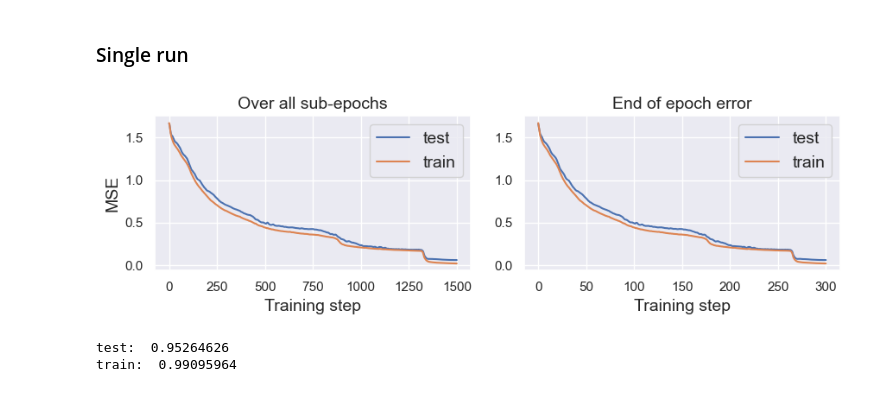
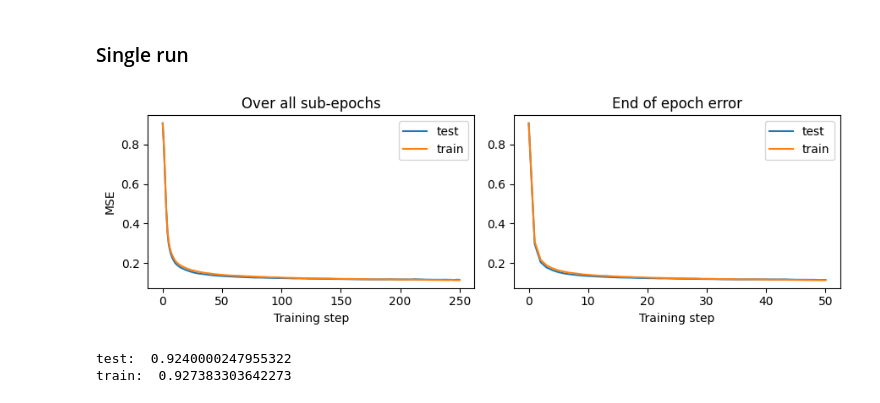
Before and after one commit to jonatanwins/Project3_FYS_STK4155, a Jupyter notebook: Runs/a_multinomial.ipynb, the cells around one changed output. Cells and saved outputs as stored; diff of their text form; code cells hidden in the pictures.

```diff
--- a/Runs/a_multinomial.ipynb
+++ b/Runs/a_multinomial.ipynb
@@ -36,53 +34,51 @@ labels = (n_inputs) = (1797,)
 # %% [markdown]
 ### Single run
 # %%
-from Code.softmax_regression import softmax_beta_init, softmax_model
-
-def single_run(X, z, lr, lam, epochs=300, test_index=None, plot_or_not=False):
+def single_run(X_train, X_test, y_train, y_test,
+               lr, lam, epochs=300, batches=5,
+               plot_or_not=False, result_filepath=None):
     """
     Performs a training with the given parameters
 
     Returns result, including the final accuracy scores
     """
 
     # Initialise beta and create the model
-    beta0 = softmax_beta_init(input_shape=X.shape[1], output_shape=y.shape[1])
+    beta0 = softmax_beta_init(input_shape=X_train.shape[1], output_shape=y_train.shape[1])
     model = softmax_model
 
     # Create gradient from loss function. Ridge loss lets us use MSE by lam=0
-    loss_func = jit(ridge_loss_method(model=model, lam=lam))
+    loss_func = jit(cross_entropy_loss_method(model=model, lam=lam))
     loss_grad = jit(grad(loss_func))
 
     # MSE loss function for evaluation
     test_func = jit(MSELoss_method(model))
-    test_funcs = [test_func]
-
-    # Split the dataset.
-    X_train, y_train, X_test, y_test, test_index = train_test_split(X, z, 0.2, test_index=test_index)
 
     # Perform training. We use adam, add the test index
     result = SGD_adam(X_train, y_train, X_test, y_test, grad_method=loss_grad,beta0=beta0, n_epochs=epochs,
-                      test_loss_func= test_funcs, lr=lr)
-    result.update({"test_index":test_index, "model":model, "X_test":X_test, "y_test":y_test})
+                      test_loss_func= test_func, lr=lr)
 
     if plot_or_not:
-        plot_test_results(result["test_loss_list"][0], result["train_loss_list"][0], 5, ylabel="MSE")
+        plot_test_results(result["test_loss_list"], result["train_loss_list"], 5, ylabel="MSE")
 
     # Add accuracy scores
-    result["test_accuracy"] = accuracy_method(model)(result["beta_final"], X_test, y_test)
-    result["train_accuracy"] = accuracy_method(model)(result["beta_final"], X_train, y_train)
+    result["test_accuracy"] = accuracy_func(model, result["beta_final"], X_test, y_test)
+    result["train_accuracy"] = accuracy_func(model, result["beta_final"], X_train, y_train)
 
     # Also store the model for later use
     result["model"] = model
 
     return result
 
-epochs = 300
-result = single_run(X, y, lr=0.001, lam=0.0001, epochs=epochs, test_index=test_index, plot_or_not=True)
+epochs  = 50
+batches = 20
+result = single_run(X_train, X_test, y_train, y_test,
+                    lr=0.01, lam=0.0001, epochs=epochs, batches=batches,
+                    plot_or_not=True)
 
 print("test: ", result["test_accuracy"])
 print("train: ", result["train_accuracy"])
 # %% [output]
-[figure, old version]
+[figure, new version]
-test:  0.95264626
-train:  0.99095964
+test:  0.9240000247955322
+train:  0.927383303642273
```
Also changed, not shown: parts of 2 cells of this notebook, 2 other files.
